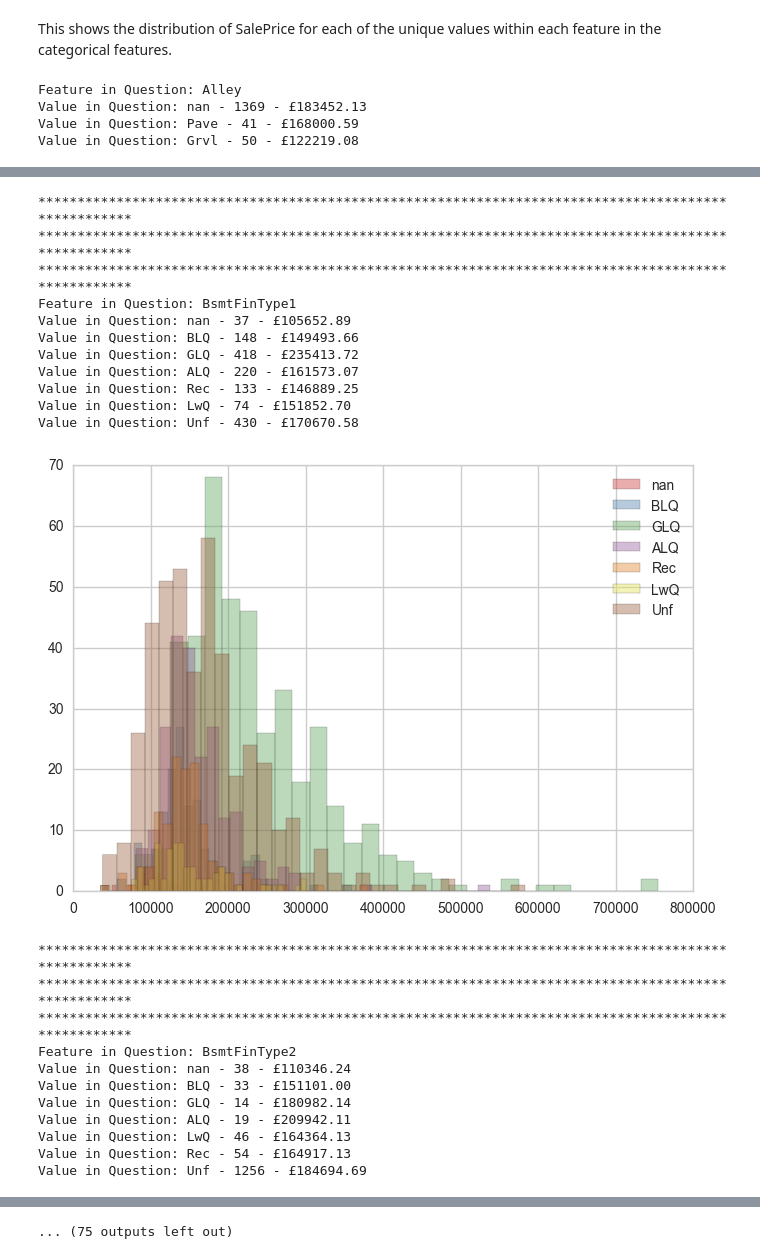
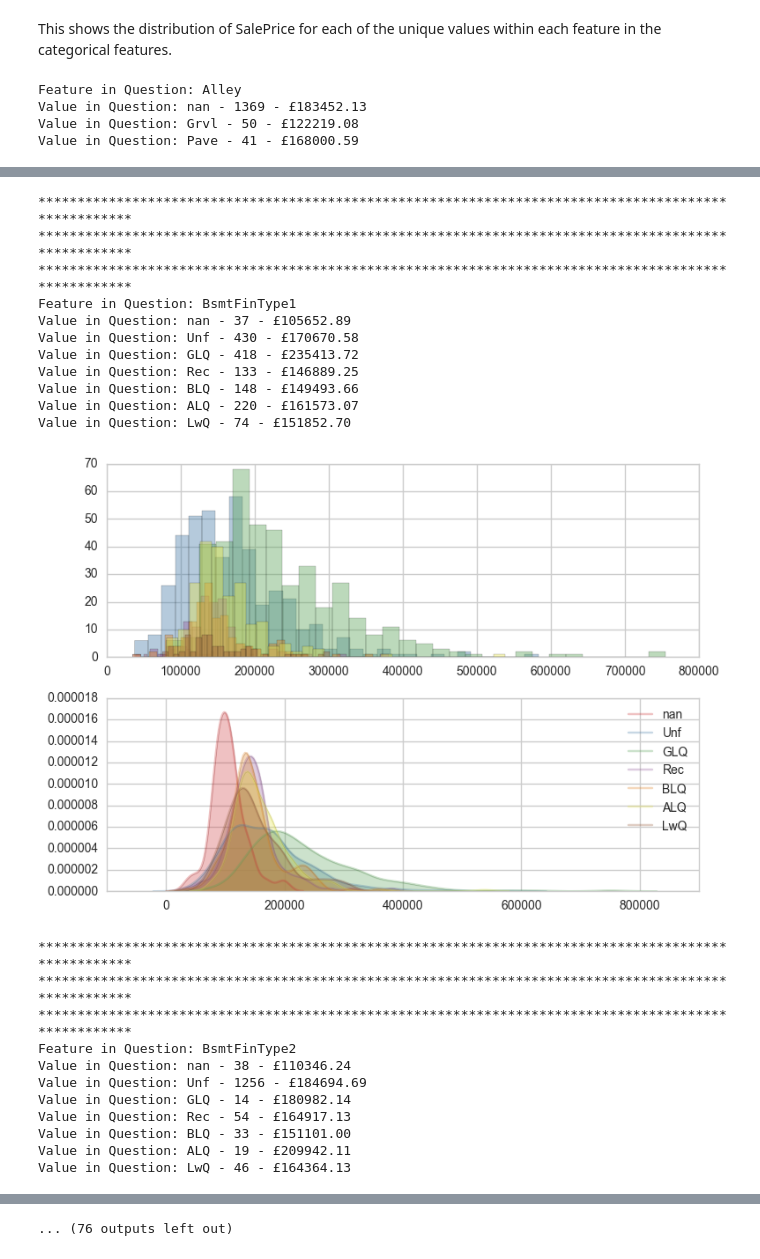
Before and after one commit to TeamBADS/kaggle_challenges, a Jupyter notebook: house_prices/python_playground/python_exploration.ipynb, the cells around one changed output, grey strips where cells are left out. Saved outputs shown, nothing was run; the diff lists cells and outputs as text; code cells hidden in the pictures.

Commit message:
consolidated kde and histogram
consolidated kde and histogram

```diff
--- a/house_prices/python_playground/python_exploration.ipynb
+++ b/house_prices/python_playground/python_exploration.ipynb
@@ -449,16 +449,18 @@ This shows the distribution of SalePrice for each of the unique values within ea
 # %%
 for col in categorical_features:
     print('Feature in Question: {}'.format(col))
+    fig, (ax1, ax2) = plt.subplots(nrows=2, ncols=1)
     for unq in set(concat_data.loc[:,col]):
         if type(unq) == float:
             d = concat_data.SalePrice[(concat_data.loc[:,col].isnull())&(concat_data.SalePrice.notnull()==True)]
         else:
             d = concat_data.SalePrice[(concat_data.loc[:,col]==unq)&(concat_data.SalePrice.notnull()==True)]
         print('Value in Question: {} - {} - £{:0.2f}'.format(unq, len(d), np.mean(d)))
-#         print(d.describe(include='all'))
-        plt.hist(d, alpha=0.4, label=str(unq), bins=30)
-    #     plt.hist(d.apply(lambda x: np.log(x+1)), alpha=0.4, label=str(unq), bins=30) #trying out to see how the np.log(x+1) looks
-#         print('*'*80)
+        ax1.hist(d, alpha=0.4, label=str(unq), bins=30)
+        if len(d)!=0:
+            sns.kdeplot(d, alpha=0.3, label=str(unq), shade=True, ax=ax2)
+#         plt.hist(d.apply(lambda x: np.log(x+1)), alpha=0.4, label=str(unq), bins=30) #trying out to see how the np.log(x+1) looks
+    plt.tight_layout()
     plt.legend()
     plt.show()
     print('*'*100)
@@ -467,5 +469,5 @@ for col in categorical_features:
 # %% [output]
 Feature in Question: Alley
 Value in Question: nan - 1369 - £183452.13
+Value in Question: Grvl - 50 - £122219.08
 Value in Question: Pave - 41 - £168000.59
-Value in Question: Grvl - 50 - £122219.08
@@ -503,23 +505,23 @@ Value in Question: Gd - 134 - £257689.81
 ****************************************************************************************************
 ****************************************************************************************************
 ****************************************************************************************************
 Feature in Question: BsmtFinType1
 Value in Question: nan - 37 - £105652.89
+Value in Question: Unf - 430 - £170670.58
+Value in Question: GLQ - 418 - £235413.72
+Value in Question: Rec - 133 - £146889.25
 Value in Question: BLQ - 148 - £149493.66
-Value in Question: GLQ - 418 - £235413.72
 Value in Question: ALQ - 220 - £161573.07
-Value in Question: Rec - 133 - £146889.25
 Value in Question: LwQ - 74 - £151852.70
-Value in Question: Unf - 430 - £170670.58
-[figure, old version]
+[figure, new version]
 ****************************************************************************************************
 ****************************************************************************************************
 ****************************************************************************************************
 Feature in Question: BsmtFinType2
 Value in Question: nan - 38 - £110346.24
+Value in Question: Unf - 1256 - £184694.69
+Value in Question: GLQ - 14 - £180982.14
+Value in Question: Rec - 54 - £164917.13
 Value in Question: BLQ - 33 - £151101.00
-Value in Question: GLQ - 14 - £180982.14
 Value in Question: ALQ - 19 - £209942.11
 Value in Question: LwQ - 46 - £164364.13
-Value in Question: Rec - 54 - £164917.13
-Value in Question: Unf - 1256 - £184694.69
@@ -527 +529 @@ Value in Question: Unf - 1256 - £184694.69
-... (75 outputs left out)
+... (76 outputs left out)
```
Also changed, not shown: parts of 9 cells of this notebook.
